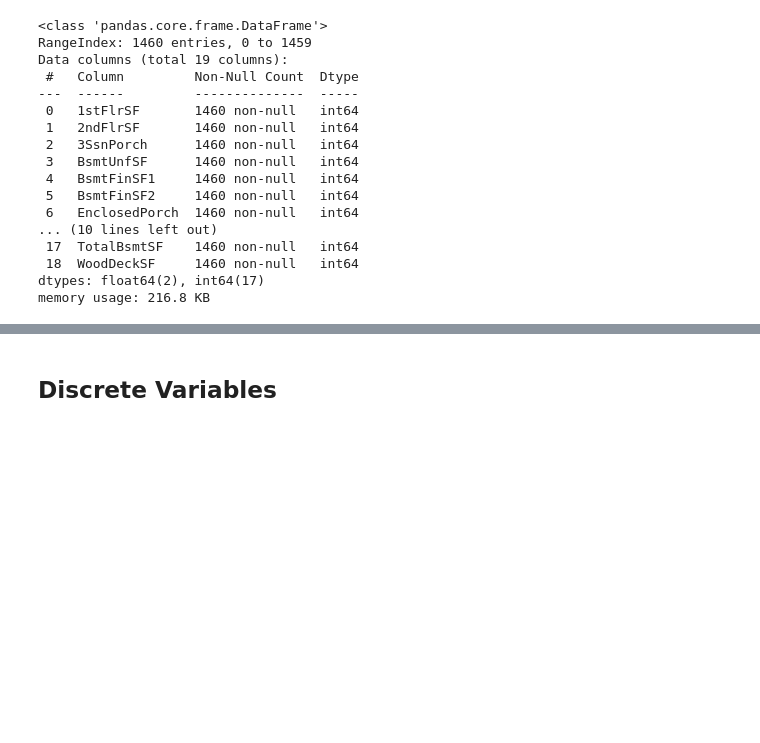
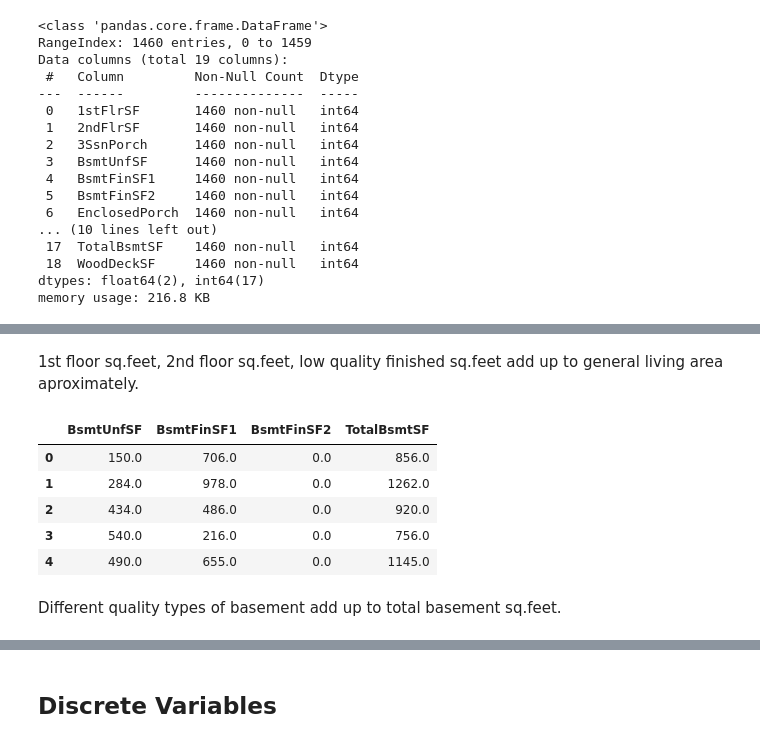
Before and after one commit to Ruta8/Demploying-ML-Models-Flask, a Jupyter notebook: 325.ipynb, the cells around one changed output, grey strips where cells are left out. Saved outputs shown, nothing was run; the diff lists cells and outputs as text; code cells hidden in the pictures; blank space fills up the shorter version.

```diff
--- a/325.ipynb
+++ b/325.ipynb
@@ -132,0 +153,11 @@ msno.matrix(df_continuos)
+# %% [markdown]
+1st floor sq.feet, 2nd floor sq.feet, low quality finished sq.feet add up to general living area aproximately.
+# %%
+df_continuos[['BsmtUnfSF', 'BsmtFinSF1', 'BsmtFinSF2', 'TotalBsmtSF']].head()
+# %% [output]
+|  | BsmtUnfSF | BsmtFinSF1 | BsmtFinSF2 | TotalBsmtSF |
+| 0 | 150.0 | 706.0 | 0.0 | 856.0 |
+| 1 | 284.0 | 978.0 | 0.0 | 1262.0 |
+| 2 | 434.0 | 486.0 | 0.0 | 920.0 |
+| 3 | 540.0 | 216.0 | 0.0 | 756.0 |
+| 4 | 490.0 | 655.0 | 0.0 | 1145.0 |
@@ -132,0 +166,2 @@ msno.matrix(df_continuos)
+# %% [markdown]
+Different quality types of basement add up to total basement sq.feet.
```
Also changed, not shown: parts of 48 cells of this notebook.
